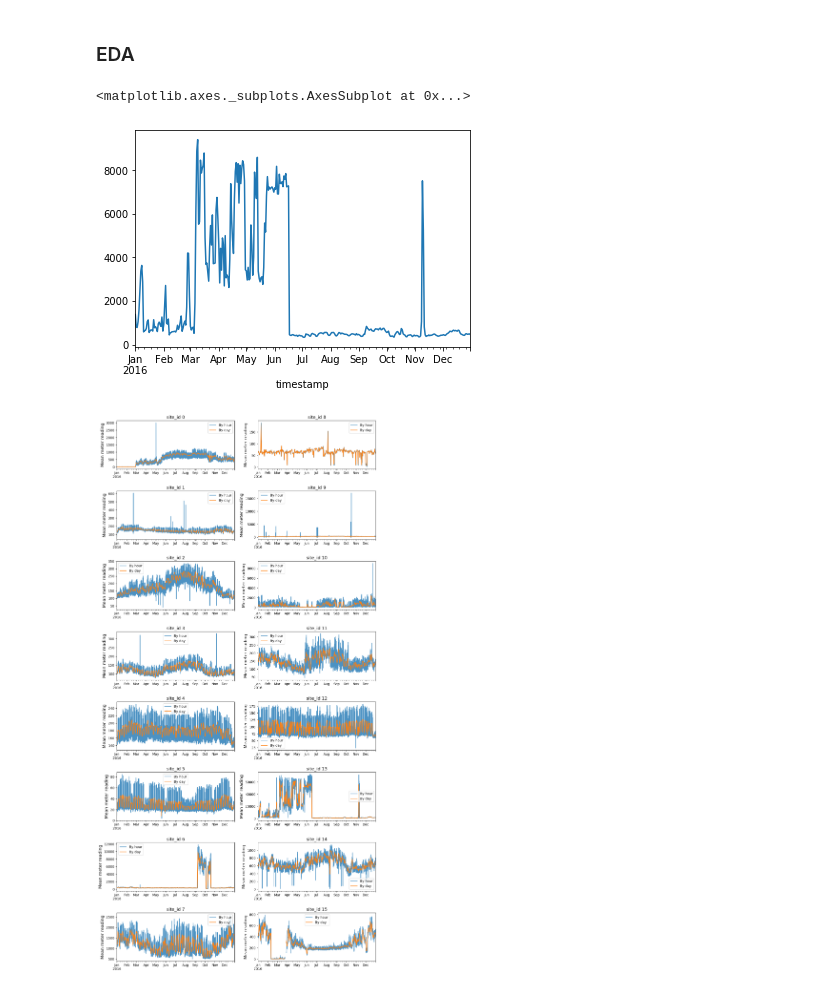
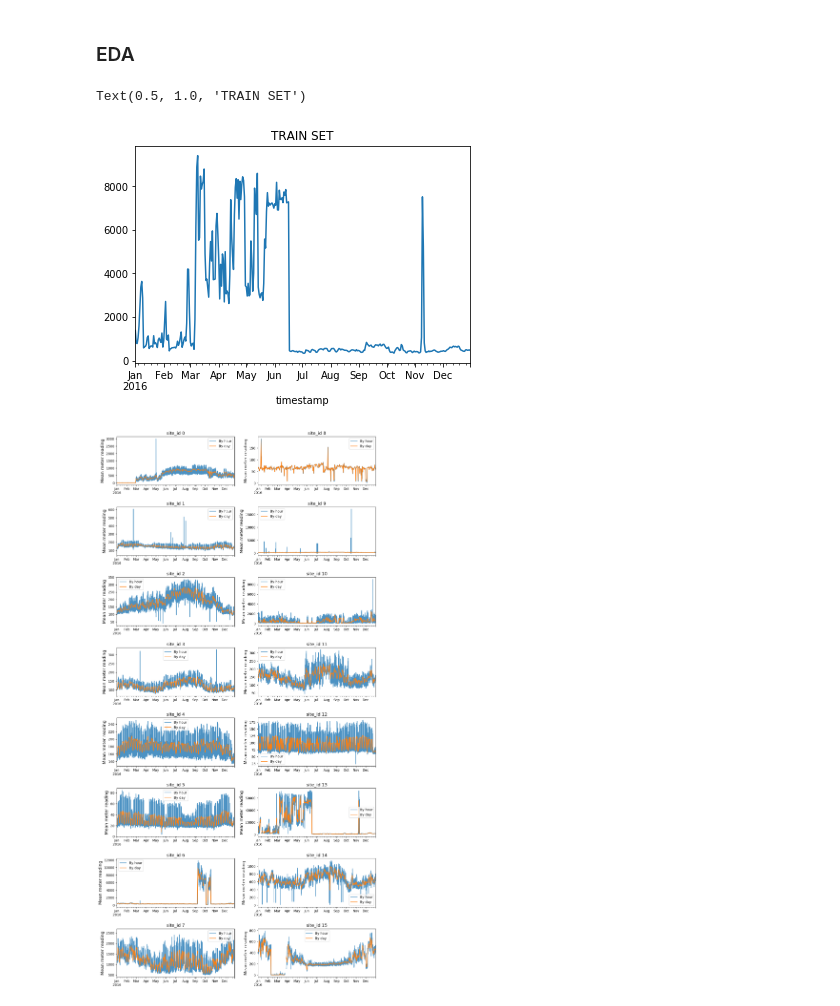
Before and after one commit to Hedrick9/ASHRAE_Energy-Predictor, a Jupyter notebook: dks_notebook.ipynb, the cells around one changed output. Drawn from its saved outputs; the diff is of its cells as text; code cells hidden in the pictures.

```diff
--- a/dks_notebook.ipynb
+++ b/dks_notebook.ipynb
@@ -61,9 +58,10 @@ test["timestamp"] = pd.to_datetime(test["timestamp"])
 ### EDA
 # %%
 train.set_index('timestamp').resample('D')['meter_reading'].mean().plot()
+plt.title('TRAIN SET')
 # %% [output]
-<matplotlib.axes._subplots.AxesSubplot at 0x...>
+Text(0.5, 1.0, 'TRAIN SET')
-[figure, old version]
+[figure, new version]
 # %%
 fig, axes = plt.subplots(8,2,figsize=(14, 30), dpi=100)
 
```
Also changed, not shown: parts of 36 cells of this notebook.
